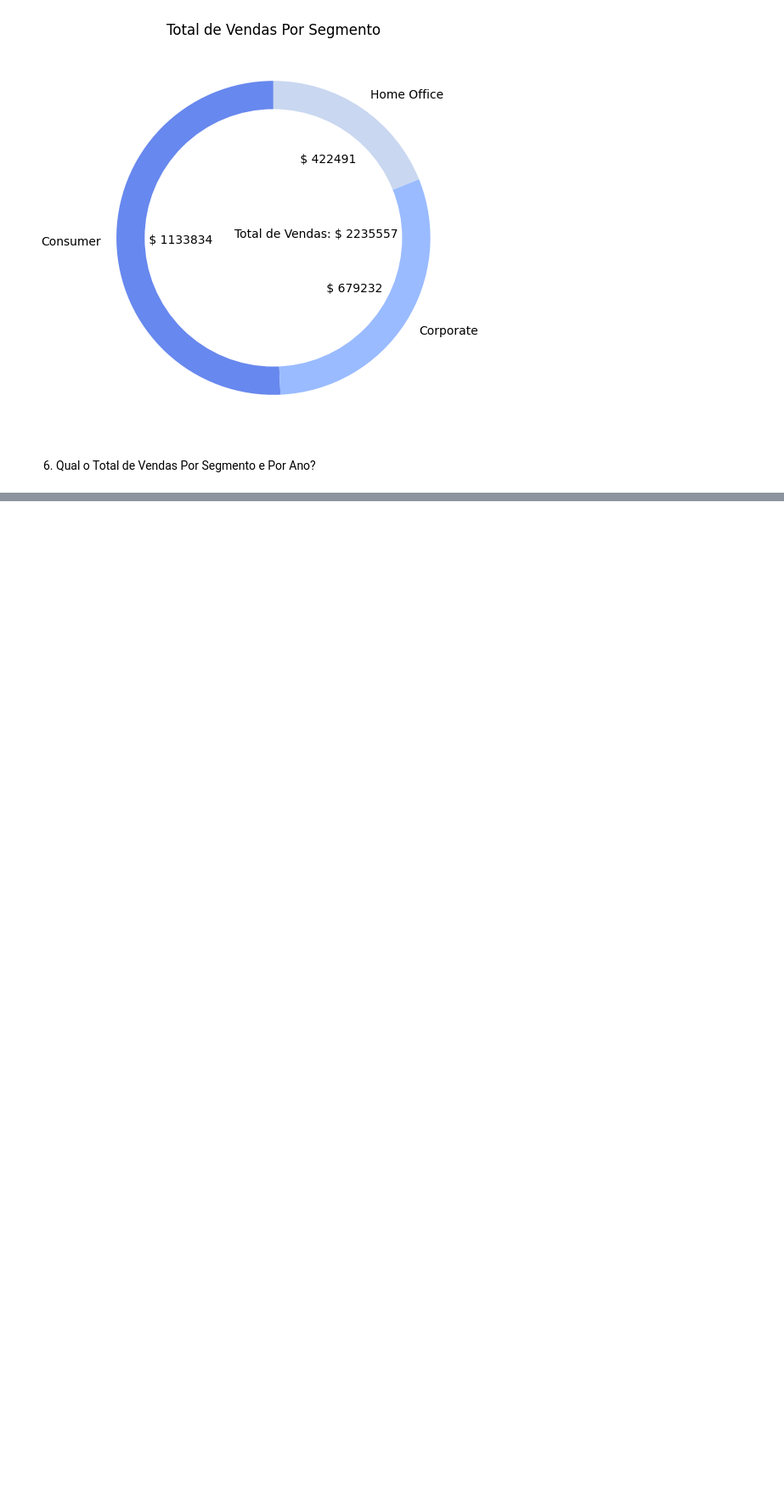
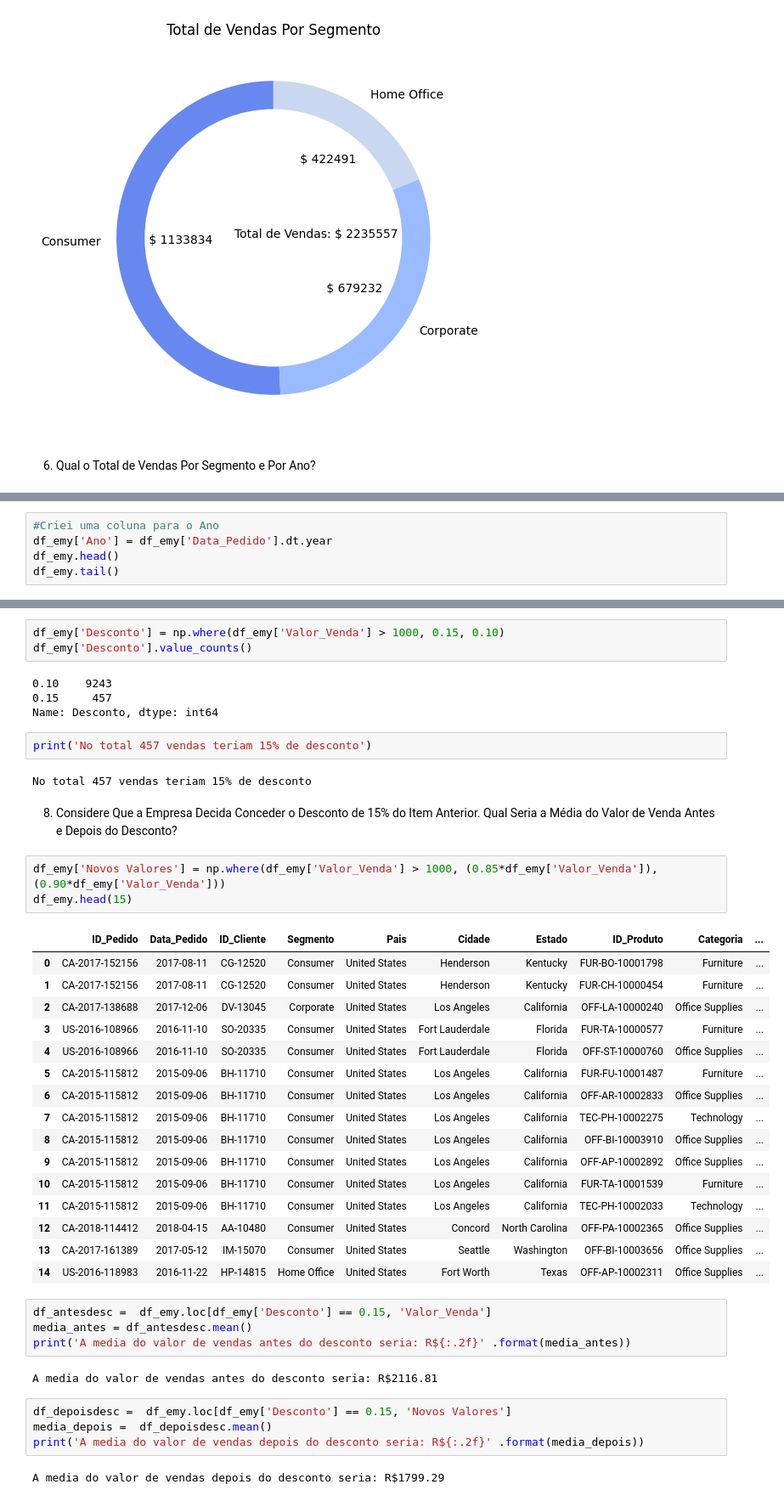
Before and after one commit to emilysaucedo/python_dsa, a Jupyter notebook: projeto2_analiseexploratoria.ipynb, the cells around one changed output, grey strips where cells are left out. Shown at 85% size. Saved outputs shown, nothing was run; the diff lists cells and outputs as text; blank space fills up the shorter version.

```diff
--- a/projeto2_analiseexploratoria.ipynb
+++ b/projeto2_analiseexploratoria.ipynb
@@ -290,0 +330,5 @@ plt.show()
+# %%
+#Criei uma coluna para o Ano
+df_emy['Ano'] = df_emy['Data_Pedido'].dt.year
+df_emy.head()
+df_emy.tail()
@@ -290,0 +403,45 @@ plt.show()
+# %%
+df_emy['Desconto'] = np.where(df_emy['Valor_Venda'] > 1000, 0.15, 0.10)
+df_emy['Desconto'].value_counts()
+# %% [output]
+0.10    9243
+0.15     457
+Name: Desconto, dtype: int64
+# %%
+print('No total 457 vendas teriam 15% de desconto')
+# %% [output]
+No total 457 vendas teriam 15% de desconto
+# %% [markdown]
+8. Considere Que a Empresa Decida Conceder o Desconto de 15% do Item Anterior. Qual Seria a Média do Valor de Venda Antes e Depois do Desconto?
+# %%
+df_emy['Novos Valores'] = np.where(df_emy['Valor_Venda'] > 1000, (0.85*df_emy['Valor_Venda']), (0.90*df_emy['Valor_Venda']))
+df_emy.head(15)
+# %% [output]
+|  | ID_Pedido | Data_Pedido | ID_Cliente | Segmento | Pais | Cidade | Estado | ID_Produto | Categoria | ... |
+| 0 | CA-2017-152156 | 2017-08-11 | CG-12520 | Consumer | United States | Henderson | Kentucky | FUR-BO-10001798 | Furniture | ... |
+| 1 | CA-2017-152156 | 2017-08-11 | CG-12520 | Consumer | United States | Henderson | Kentucky | FUR-CH-10000454 | Furniture | ... |
+| 2 | CA-2017-138688 | 2017-12-06 | DV-13045 | Corporate | United States | Los Angeles | California | OFF-LA-10000240 | Office Supplies | ... |
+| 3 | US-2016-108966 | 2016-11-10 | SO-20335 | Consumer | United States | Fort Lauderdale | Florida | FUR-TA-10000577 | Furniture | ... |
+| 4 | US-2016-108966 | 2016-11-10 | SO-20335 | Consumer | United States | Fort Lauderdale | Florida | OFF-ST-10000760 | Office Supplies | ... |
+| 5 | CA-2015-115812 | 2015-09-06 | BH-11710 | Consumer | United States | Los Angeles | California | FUR-FU-10001487 | Furniture | ... |
+| 6 | CA-2015-115812 | 2015-09-06 | BH-11710 | Consumer | United States | Los Angeles | California | OFF-AR-10002833 | Office Supplies | ... |
+| 7 | CA-2015-115812 | 2015-09-06 | BH-11710 | Consumer | United States | Los Angeles | California | TEC-PH-10002275 | Technology | ... |
+| 8 | CA-2015-115812 | 2015-09-06 | BH-11710 | Consumer | United States | Los Angeles | California | OFF-BI-10003910 | Office Supplies | ... |
+| 9 | CA-2015-115812 | 2015-09-06 | BH-11710 | Consumer | United States | Los Angeles | California | OFF-AP-10002892 | Office Supplies | ... |
+| 10 | CA-2015-115812 | 2015-09-06 | BH-11710 | Consumer | United States | Los Angeles | California | FUR-TA-10001539 | Furniture | ... |
+| 11 | CA-2015-115812 | 2015-09-06 | BH-11710 | Consumer | United States | Los Angeles | California | TEC-PH-10002033 | Technology | ... |
+| 12 | CA-2018-114412 | 2018-04-15 | AA-10480 | Consumer | United States | Concord | North Carolina | OFF-PA-10002365 | Office Supplies | ... |
+| 13 | CA-2017-161389 | 2017-05-12 | IM-15070 | Consumer | United States | Seattle | Washington | OFF-BI-10003656 | Office Supplies | ... |
+| 14 | US-2016-118983 | 2016-11-22 | HP-14815 | Home Office | United States | Fort Worth | Texas | OFF-AP-10002311 | Office Supplies | ... |
+# %%
+df_antesdesc =  df_emy.loc[df_emy['Desconto'] == 0.15, 'Valor_Venda']
+media_antes = df_antesdesc.mean()
+print('A media do valor de vendas antes do desconto seria: R${:.2f}' .format(media_antes))
+# %% [output]
+A media do valor de vendas antes do desconto seria: R$2116.81
+# %%
+df_depoisdesc =  df_emy.loc[df_emy['Desconto'] == 0.15, 'Novos Valores']
+media_depois =  df_depoisdesc.mean()
+print('A media do valor de vendas depois do desconto seria: R${:.2f}' .format(media_depois))
+# %% [output]
+A media do valor de vendas depois do desconto seria: R$1799.29
```
Also changed, not shown: parts of 19 cells of this notebook.
